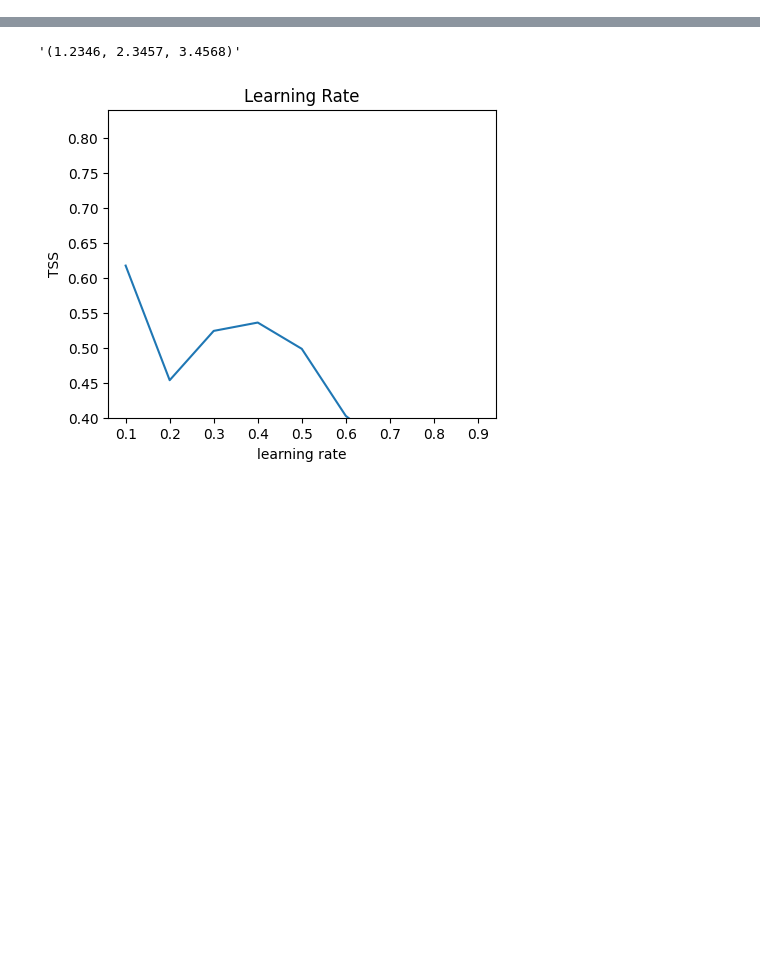
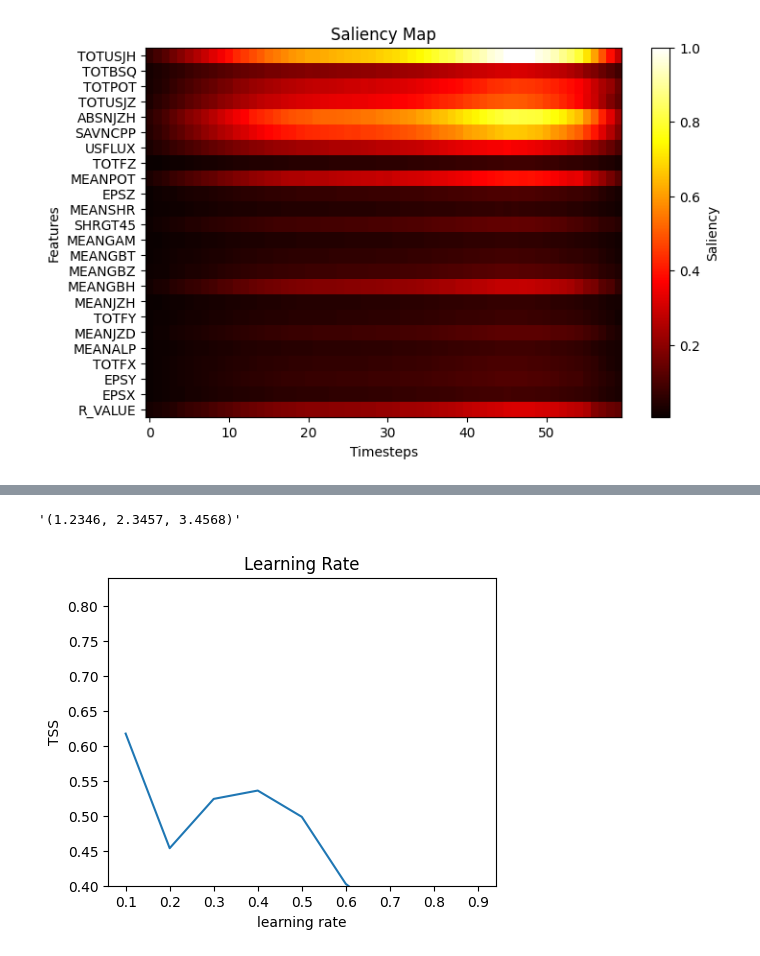
Before and after one commit to foumani/solar_flare_cnn, a Jupyter notebook: tuning_plotting.ipynb, the cells around one changed output, grey strips where cells are left out. Drawn from its saved outputs; the diff is of its cells as text; code cells hidden in the pictures; blank space fills up the shorter version.

```diff
--- a/tuning_plotting.ipynb
+++ b/tuning_plotting.ipynb
@@ -2,3 +2,11 @@
 import matplotlib.pyplot as plt
 from utils import Metric
 import numpy as np
+import os
+import data
+import sys
+
+sys.argv = ["notebook", "--datadir", "/mnt/sda1/arash/data/solar_flare", "--logdir", "log"]
+import utils
+
+args = utils.arg_parse()
@@ -4,0 +27,18 @@ import numpy as np
+# %%
+saliency = np.load("saliency.npy")
+saliency = saliency / np.max(saliency)
+# %%
+words = data.data_columns(args)[1:25]
+# %%
+plt.figure(figsize=(8, 5))
+plt.imshow(saliency, aspect='auto', cmap='hot')
+plt.colorbar(label='Saliency')
+plt.xlabel('Timesteps')
+plt.ylabel('Features')
+plt.title('Saliency Map')
+plt.yticks(np.arange(len(words)), words)
+# saliency = np.sum(saliency, axis=1)
+# plt.savefig(os.path.join(args.log_dir, "saliency_map.eps"))
+plt.show()
+# %% [output]
+[figure, added]
```
Also changed, not shown: parts of 8 cells of this notebook, 14 other files.
